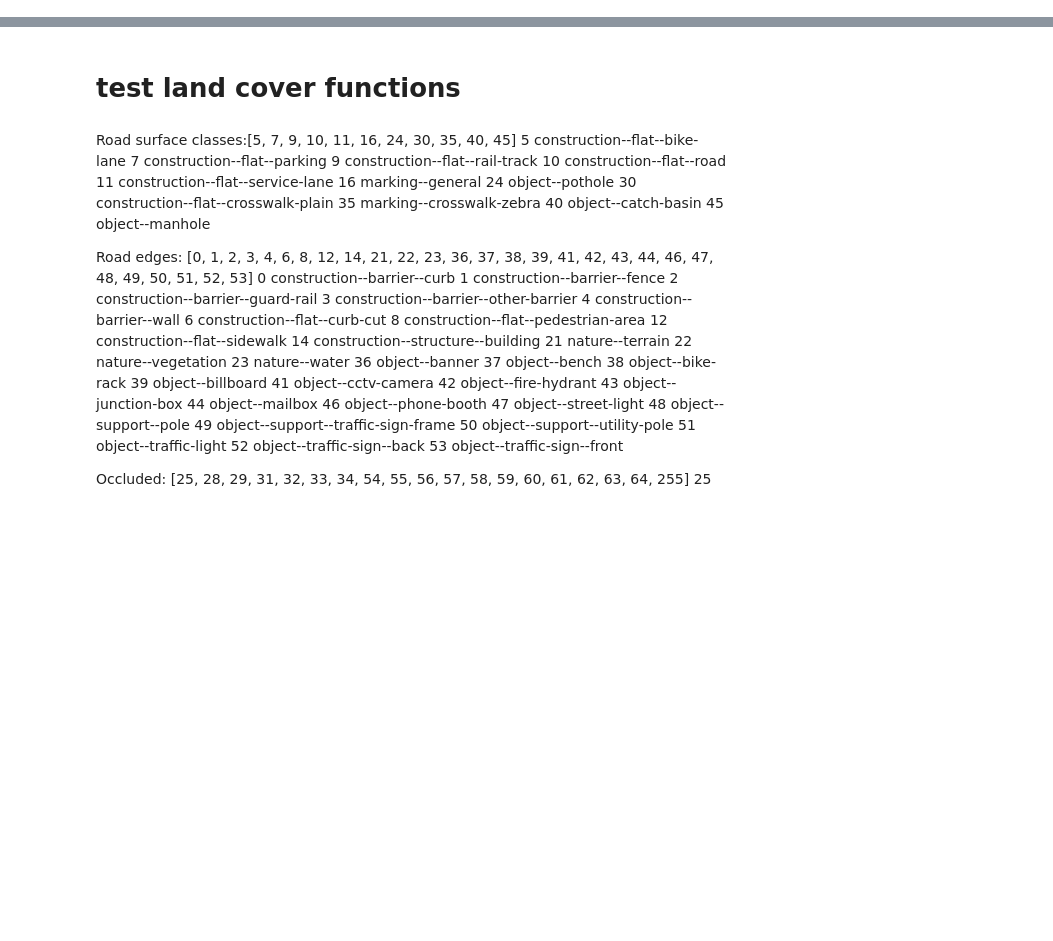
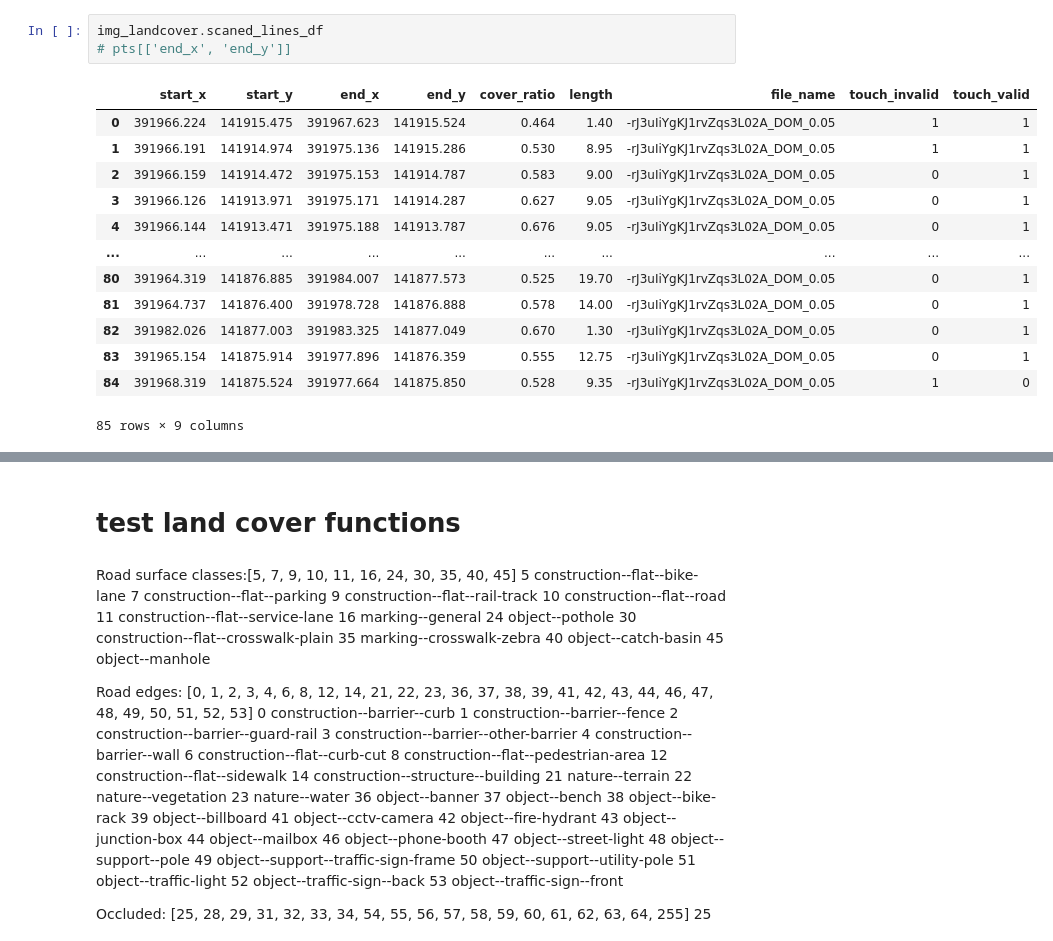
Before and after one commit to gladcolor/street_image_mapping, a Jupyter notebook: image_processing_dev.ipynb, the cells around one changed output, grey strips where cells are left out. Cells and saved outputs as stored; diff of their text form; blank space fills up the shorter version.

```diff
--- a/image_processing_dev.ipynb
+++ b/image_processing_dev.ipynb
@@ -17,0 +47,17 @@ The autoreload extension is already loaded. To reload it, use:
+# %%
+img_landcover.scaned_lines_df
+# pts[['end_x', 'end_y']]
+# %% [output]
+|  | start_x | start_y | end_x | end_y | cover_ratio | length | file_name | touch_invalid | touch_valid |
+| 0 | 391966.224 | 141915.475 | 391967.623 | 141915.524 | 0.464 | 1.40 | -rJ3uIiYgKJ1rvZqs3L02A_DOM_0.05 | 1 | 1 |
+| 1 | 391966.191 | 141914.974 | 391975.136 | 141915.286 | 0.530 | 8.95 | -rJ3uIiYgKJ1rvZqs3L02A_DOM_0.05 | 1 | 1 |
+| 2 | 391966.159 | 141914.472 | 391975.153 | 141914.787 | 0.583 | 9.00 | -rJ3uIiYgKJ1rvZqs3L02A_DOM_0.05 | 0 | 1 |
+| 3 | 391966.126 | 141913.971 | 391975.171 | 141914.287 | 0.627 | 9.05 | -rJ3uIiYgKJ1rvZqs3L02A_DOM_0.05 | 0 | 1 |
+| 4 | 391966.144 | 141913.471 | 391975.188 | 141913.787 | 0.676 | 9.05 | -rJ3uIiYgKJ1rvZqs3L02A_DOM_0.05 | 0 | 1 |
+| ... | ... | ... | ... | ... | ... | ... | ... | ... | ... |
+| 80 | 391964.319 | 141876.885 | 391984.007 | 141877.573 | 0.525 | 19.70 | -rJ3uIiYgKJ1rvZqs3L02A_DOM_0.05 | 0 | 1 |
+| 81 | 391964.737 | 141876.400 | 391978.728 | 141876.888 | 0.578 | 14.00 | -rJ3uIiYgKJ1rvZqs3L02A_DOM_0.05 | 0 | 1 |
+| 82 | 391982.026 | 141877.003 | 391983.325 | 141877.049 | 0.670 | 1.30 | -rJ3uIiYgKJ1rvZqs3L02A_DOM_0.05 | 0 | 1 |
+| 83 | 391965.154 | 141875.914 | 391977.896 | 141876.359 | 0.555 | 12.75 | -rJ3uIiYgKJ1rvZqs3L02A_DOM_0.05 | 0 | 1 |
+| 84 | 391968.319 | 141875.524 | 391977.664 | 141875.850 | 0.528 | 9.35 | -rJ3uIiYgKJ1rvZqs3L02A_DOM_0.05 | 1 | 0 |
+85 rows × 9 columns
```
Also changed, not shown: parts of 4 cells of this notebook, 2 other files.
